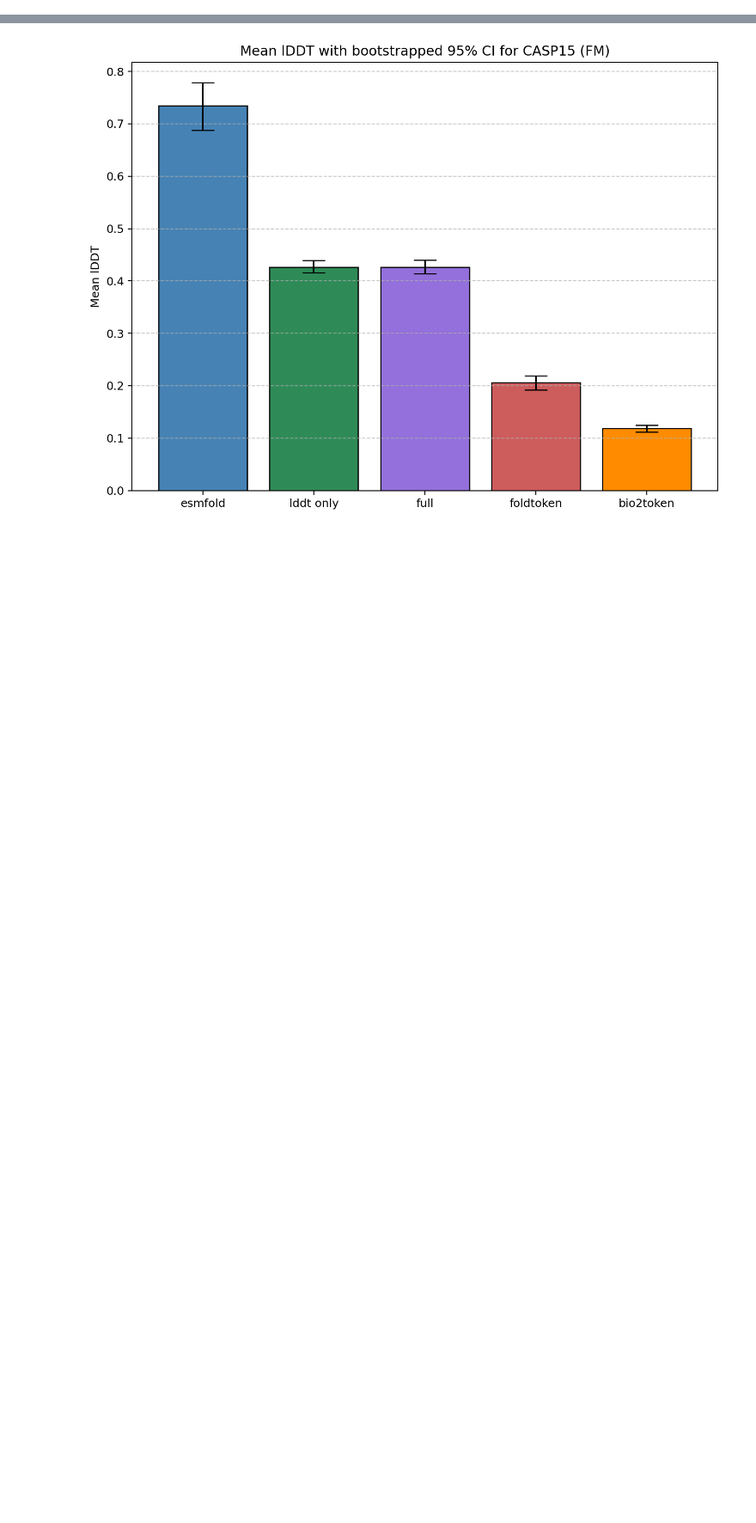
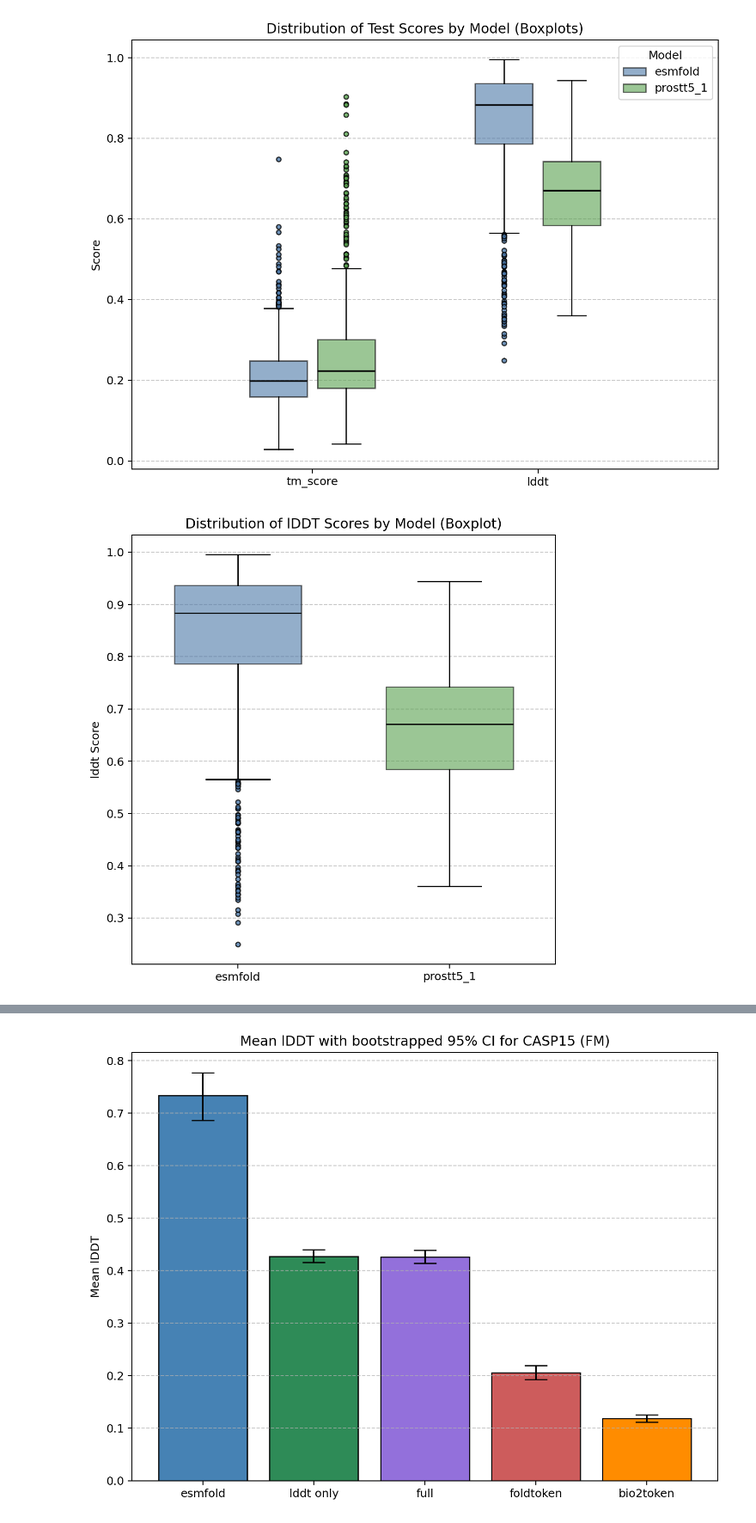
Before and after one commit to BetelgeuseBugFixer/MaPra2025, a Jupyter notebook: benchmark/benchmark.ipynb, the cells around one changed output, grey strips where cells are left out. Shown at 86% size. Saved outputs shown, nothing was run; the diff lists cells and outputs as text; code cells hidden in the pictures; blank space fills up the shorter version.

Commit message:
addded final directories for benchmarks and plots

```diff
--- a/benchmark/benchmark.ipynb
+++ b/benchmark/benchmark.ipynb
@@ -32,11 +33,11 @@ esmfold_casp = pd.read_csv("benchmark_data/ESMFold_casp/ESMFold_casp_scores.csv"
 esmfold_test = pd.read_csv("benchmark_data/ESMFold_test/ESMFold_test_scores.csv")
 
 # prostt5 finalfinal model
-prostt5_casp_1 = pd.read_csv("benchmark_data/prostt5_1_casp/prostt5_1_casp_scores.csv")
-prostt5_test_1 = pd.read_csv("benchmark_data/prostt5_1_test/prostt5_1_test_scores.csv")
+prostt5_casp_1 = pd.read_csv("../prostt5_1_casp/prostt5_1_casp_scores.csv")
+prostt5_test_1 = pd.read_csv("../prostt5_1_test/prostt5_1_test_scores.csv")
 
-prostt5_casp_2 = pd.read_csv("benchmark_data/prostt5_2_casp/prostt5_2_casp_scores.csv")
-prostt5_test_2 = pd.read_csv("benchmark_data/prostt5_2_test/prostt5_2_test_scores.csv")
+# prostt5_casp_2 = pd.read_csv("prostt5_2_casp/prostt5_2_casp_scores.csv")
+# prostt5_test_2 = pd.read_csv("benchmark_data/prostt5_2_test/prostt5_2_test_scores.csv")
 # %%
 # Define the bootstrapping function
 def bootstrap_ci(data, n_bootstrap=1000, ci=0.95):
@@ -241,0 +193,56 @@ plt.show()
+# %%
+# TEST
+test_metrics = ['tm_score','lddt']
+test_dfs     = [esmfold_test, prostt5_test_1]
+test_names   = ["esmfold", "prostt5_1"]
+
+# 1) Grouped-by-metric BOX
+plot_scores(
+    metrics=test_metrics,
+    dfs=test_dfs,
+    model_names=test_names,
+    kind="box",
+    layout="by_metric",
+    out_path="plots/final/box_test_compare.png",
+    title="Distribution of Test Scores by Model (Boxplots)"
+)
+
+# 2) Single metric (lDDT) BOX, models on x
+plot_scores(
+    metrics=['lddt'],
+    dfs=test_dfs,
+    model_names=test_names,
+    kind="box",
+    layout="single_metric",
+    single_metric_name='lddt',
+    fig=(6,6),
+    out_path="plots/final/box_test_lddt.png",
+    title="Distribution of lDDT Scores by Model (Boxplot)"
+)
+
+# 3) Grouped-by-metric VIOLIN
+plot_scores(
+    metrics=test_metrics,
+    dfs=test_dfs,
+    model_names=test_names,
+    kind="violin",
+    layout="by_metric",
+    out_path="plots/final/violin_test_compare.png",
+    title="Distribution of Test Scores by Model (Violinplots)"
+)
+
+# 4) Single metric (lDDT) VIOLIN, models on x
+plot_scores(
+    metrics=['lddt'],
+    dfs=test_dfs,
+    model_names=test_names,
+    kind="violin",
+    layout="single_metric",
+    single_metric_name='lddt',
+    fig=(6,6),
+    out_path="plots/final/violin_test_lddt.png",
+    title="Distribution of lDDT Scores by Model (Violinplot)"
+)
+# %% [output]
+[figure, added]
+[figure, added]
```
Also changed, not shown: parts of 9 cells of this notebook, 27 other files.
